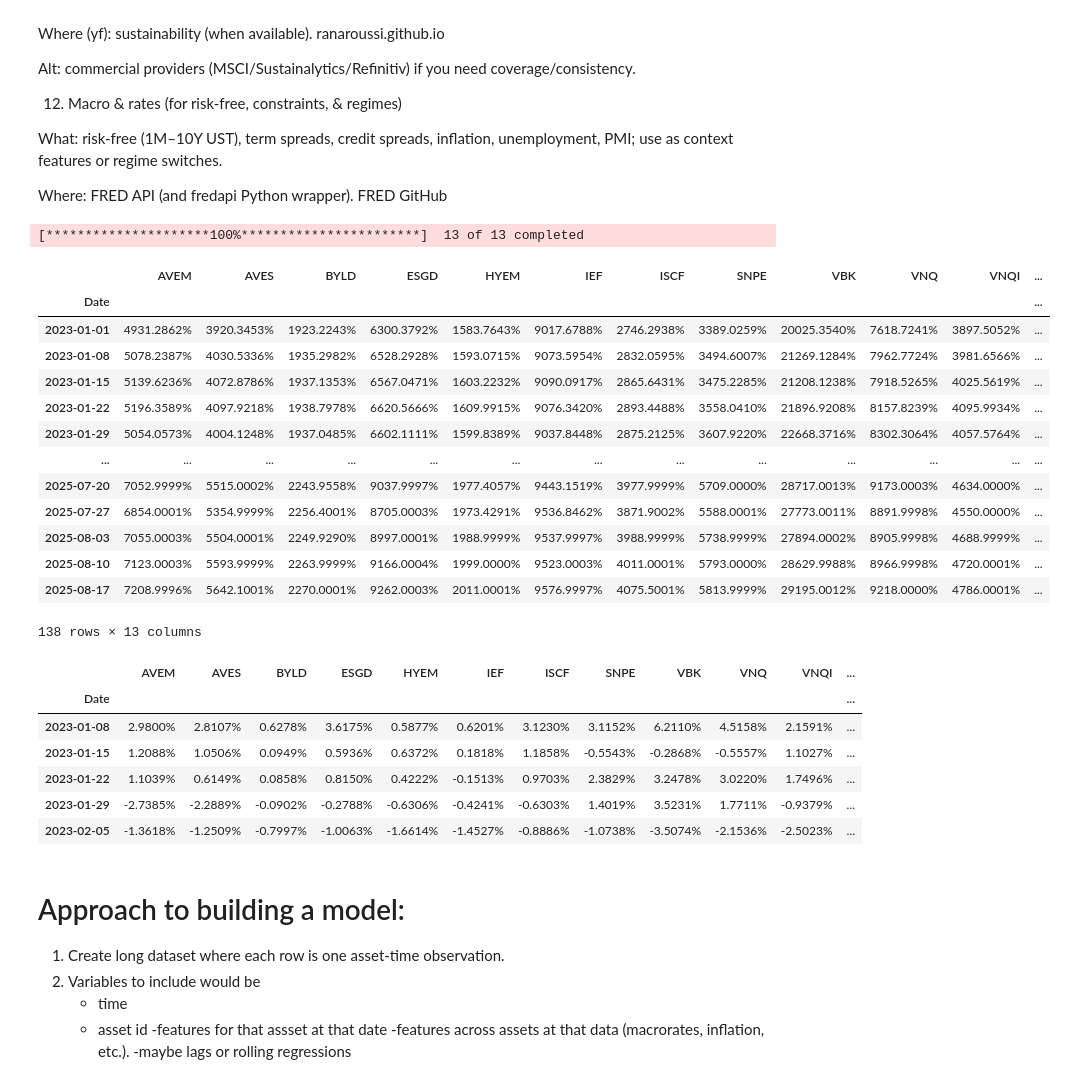
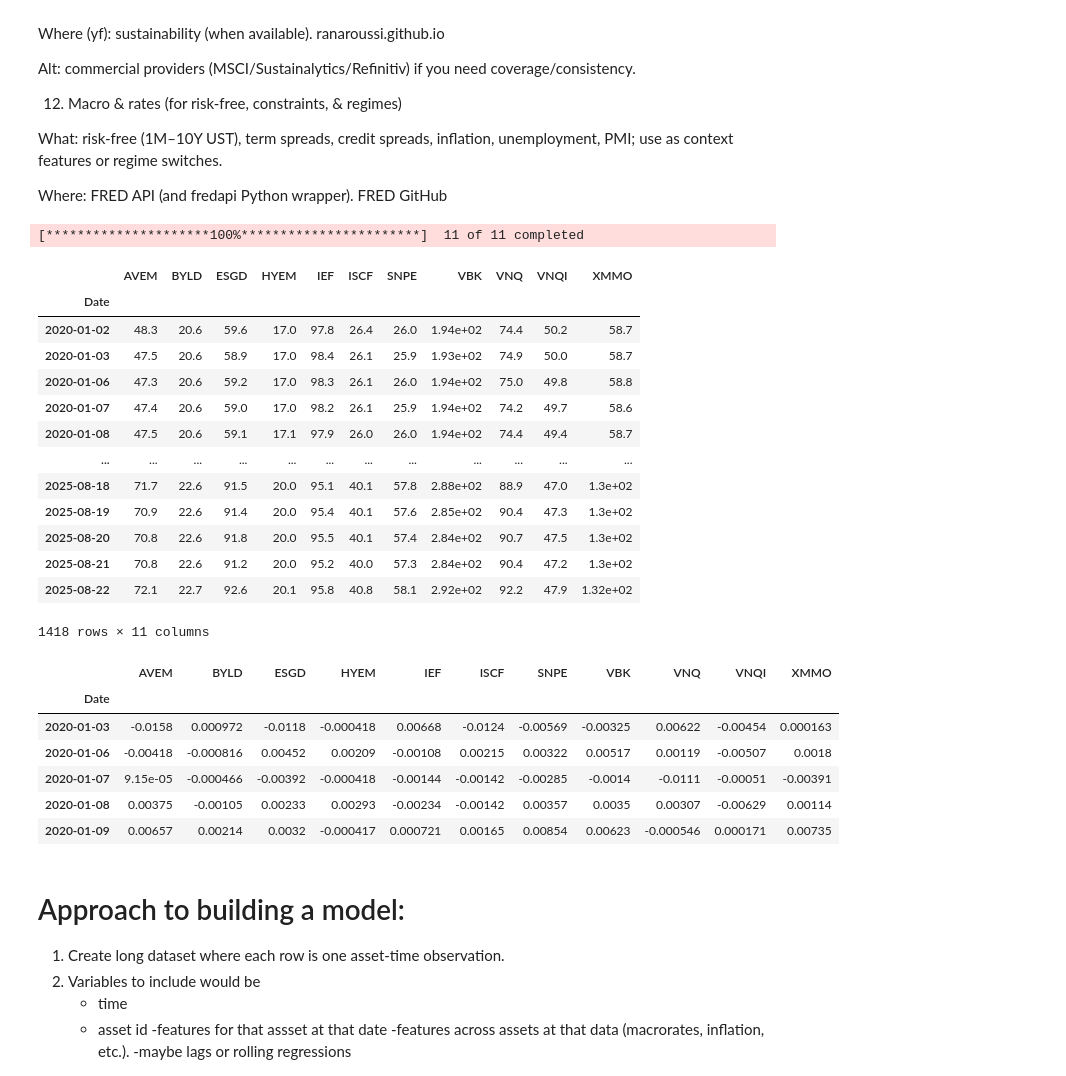
Before and after one commit to ethantenison/BayesFolio, a Jupyter notebook: marketmaven/notebooks/finding_additional_parameters.ipynb, the cells around one changed output. Cells and saved outputs as stored; diff of their text form; code cells hidden in the pictures.

```diff
--- a/marketmaven/notebooks/finding_additional_parameters.ipynb
+++ b/marketmaven/notebooks/finding_additional_parameters.ipynb
@@ -123,54 +123,55 @@ GitHub
 # %%
 import pandas as pd
 import yfinance as yf
 import warnings
 from marketmaven.utils import get_current_date
 
 warnings.filterwarnings("ignore")
-pd.options.display.float_format = '{:.4%}'.format
+pd.options.display.float_format = '{:.3}'.format
 
 # Date range
-start = '2023-01-01'
+start = '2020-01-01'
 end = get_current_date()
-interval = "1wk"
+interval = "1d"  # Daily data
 
 # Tickers of assets
-assets = ['AVEM', 'XMMO', 'ESGD', 'BYLD', 'ISCF', 'HYEM', 'VWOB', 'VNQI', 'VNQ', 'SNPE', 'AVES', 'IEF', 'VBK'] # , 'AGEPX', 'SWSSX', 'SWVXX' mutual funds
-assets.sort()
-raw_data = yf.download(assets, start=start, end=end, auto_adjust=False, interval=interval)
+#assets = ['AVEM', 'XMMO', 'ESGD', 'BYLD', 'ISCF', 'HYEM', 'VNQI', 'VNQ', 'SNPE', 'IEF', 'VBK'] # , 'AGEPX', 'SWSSX', 'SWVXX' mutual funds redundant 'AVES','VWOB',
+TICKERS = ['AVEM', 'XMMO', 'ESGD', 'BYLD', 'ISCF', 'HYEM', 'VNQI', 'VNQ', 'SNPE', 'IEF', 'VBK']
+TICKERS.sort()
+raw_data = yf.download(TICKERS, start=start, end=end, auto_adjust=False, interval=interval)
 data = raw_data.loc[:, ('Adj Close', slice(None))]
-data.columns = assets
+data.columns = TICKERS
 data
 # %% [output]
-[*********************100%***********************]  13 of 13 completed
+[*********************100%***********************]  11 of 11 completed
-|  | AVEM | AVES | BYLD | ESGD | HYEM | IEF | ISCF | SNPE | VBK | VNQ | VNQI | ... |
-| Date |  |  |  |  |  |  |  |  |  |  |  | ... |
-| 2023-01-01 | 4931.2862% | 3920.3453% | 1923.2243% | 6300.3792% | 1583.7643% | 9017.6788% | 2746.2938% | 3389.0259% | 20025.3540% | 7618.7241% | 3897.5052% | ... |
-| 2023-01-08 | 5078.2387% | 4030.5336% | 1935.2982% | 6528.2928% | 1593.0715% | 9073.5954% | 2832.0595% | 3494.6007% | 21269.1284% | 7962.7724% | 3981.6566% | ... |
-| 2023-01-15 | 5139.6236% | 4072.8786% | 1937.1353% | 6567.0471% | 1603.2232% | 9090.0917% | 2865.6431% | 3475.2285% | 21208.1238% | 7918.5265% | 4025.5619% | ... |
-| 2023-01-22 | 5196.3589% | 4097.9218% | 1938.7978% | 6620.5666% | 1609.9915% | 9076.3420% | 2893.4488% | 3558.0410% | 21896.9208% | 8157.8239% | 4095.9934% | ... |
-| 2023-01-29 | 5054.0573% | 4004.1248% | 1937.0485% | 6602.1111% | 1599.8389% | 9037.8448% | 2875.2125% | 3607.9220% | 22668.3716% | 8302.3064% | 4057.5764% | ... |
-| ... | ... | ... | ... | ... | ... | ... | ... | ... | ... | ... | ... | ... |
-| 2025-07-20 | 7052.9999% | 5515.0002% | 2243.9558% | 9037.9997% | 1977.4057% | 9443.1519% | 3977.9999% | 5709.0000% | 28717.0013% | 9173.0003% | 4634.0000% | ... |
-| 2025-07-27 | 6854.0001% | 5354.9999% | 2256.4001% | 8705.0003% | 1973.4291% | 9536.8462% | 3871.9002% | 5588.0001% | 27773.0011% | 8891.9998% | 4550.0000% | ... |
-| 2025-08-03 | 7055.0003% | 5504.0001% | 2249.9290% | 8997.0001% | 1988.9999% | 9537.9997% | 3988.9999% | 5738.9999% | 27894.0002% | 8905.9998% | 4688.9999% | ... |
-| 2025-08-10 | 7123.0003% | 5593.9999% | 2263.9999% | 9166.0004% | 1999.0000% | 9523.0003% | 4011.0001% | 5793.0000% | 28629.9988% | 8966.9998% | 4720.0001% | ... |
-| 2025-08-17 | 7208.9996% | 5642.1001% | 2270.0001% | 9262.0003% | 2011.0001% | 9576.9997% | 4075.5001% | 5813.9999% | 29195.0012% | 9218.0000% | 4786.0001% | ... |
+|  | AVEM | BYLD | ESGD | HYEM | IEF | ISCF | SNPE | VBK | VNQ | VNQI | XMMO |
+| Date |  |  |  |  |  |  |  |  |  |  |  |
+| 2020-01-02 | 48.3 | 20.6 | 59.6 | 17.0 | 97.8 | 26.4 | 26.0 | 1.94e+02 | 74.4 | 50.2 | 58.7 |
+| 2020-01-03 | 47.5 | 20.6 | 58.9 | 17.0 | 98.4 | 26.1 | 25.9 | 1.93e+02 | 74.9 | 50.0 | 58.7 |
+| 2020-01-06 | 47.3 | 20.6 | 59.2 | 17.0 | 98.3 | 26.1 | 26.0 | 1.94e+02 | 75.0 | 49.8 | 58.8 |
+| 2020-01-07 | 47.4 | 20.6 | 59.0 | 17.0 | 98.2 | 26.1 | 25.9 | 1.94e+02 | 74.2 | 49.7 | 58.6 |
+| 2020-01-08 | 47.5 | 20.6 | 59.1 | 17.1 | 97.9 | 26.0 | 26.0 | 1.94e+02 | 74.4 | 49.4 | 58.7 |
+| ... | ... | ... | ... | ... | ... | ... | ... | ... | ... | ... | ... |
+| 2025-08-18 | 71.7 | 22.6 | 91.5 | 20.0 | 95.1 | 40.1 | 57.8 | 2.88e+02 | 88.9 | 47.0 | 1.3e+02 |
+| 2025-08-19 | 70.9 | 22.6 | 91.4 | 20.0 | 95.4 | 40.1 | 57.6 | 2.85e+02 | 90.4 | 47.3 | 1.3e+02 |
+| 2025-08-20 | 70.8 | 22.6 | 91.8 | 20.0 | 95.5 | 40.1 | 57.4 | 2.84e+02 | 90.7 | 47.5 | 1.3e+02 |
+| 2025-08-21 | 70.8 | 22.6 | 91.2 | 20.0 | 95.2 | 40.0 | 57.3 | 2.84e+02 | 90.4 | 47.2 | 1.3e+02 |
+| 2025-08-22 | 72.1 | 22.7 | 92.6 | 20.1 | 95.8 | 40.8 | 58.1 | 2.92e+02 | 92.2 | 47.9 | 1.32e+02 |
-138 rows × 13 columns
+1418 rows × 11 columns
 # %%
 # Calculating returns
 
-Y = data[assets].pct_change().dropna()
+Y = data[TICKERS].pct_change().dropna()
 
 display(Y.head())
 # %% [output]
-|  | AVEM | AVES | BYLD | ESGD | HYEM | IEF | ISCF | SNPE | VBK | VNQ | VNQI | ... |
-| Date |  |  |  |  |  |  |  |  |  |  |  | ... |
-| 2023-01-08 | 2.9800% | 2.8107% | 0.6278% | 3.6175% | 0.5877% | 0.6201% | 3.1230% | 3.1152% | 6.2110% | 4.5158% | 2.1591% | ... |
-| 2023-01-15 | 1.2088% | 1.0506% | 0.0949% | 0.5936% | 0.6372% | 0.1818% | 1.1858% | -0.5543% | -0.2868% | -0.5557% | 1.1027% | ... |
-| 2023-01-22 | 1.1039% | 0.6149% | 0.0858% | 0.8150% | 0.4222% | -0.1513% | 0.9703% | 2.3829% | 3.2478% | 3.0220% | 1.7496% | ... |
-| 2023-01-29 | -2.7385% | -2.2889% | -0.0902% | -0.2788% | -0.6306% | -0.4241% | -0.6303% | 1.4019% | 3.5231% | 1.7711% | -0.9379% | ... |
-| 2023-02-05 | -1.3618% | -1.2509% | -0.7997% | -1.0063% | -1.6614% | -1.4527% | -0.8886% | -1.0738% | -3.5074% | -2.1536% | -2.5023% | ... |
+|  | AVEM | BYLD | ESGD | HYEM | IEF | ISCF | SNPE | VBK | VNQ | VNQI | XMMO |
+| Date |  |  |  |  |  |  |  |  |  |  |  |
+| 2020-01-03 | -0.0158 | 0.000972 | -0.0118 | -0.000418 | 0.00668 | -0.0124 | -0.00569 | -0.00325 | 0.00622 | -0.00454 | 0.000163 |
+| 2020-01-06 | -0.00418 | -0.000816 | 0.00452 | 0.00209 | -0.00108 | 0.00215 | 0.00322 | 0.00517 | 0.00119 | -0.00507 | 0.0018 |
+| 2020-01-07 | 9.15e-05 | -0.000466 | -0.00392 | -0.000418 | -0.00144 | -0.00142 | -0.00285 | -0.0014 | -0.0111 | -0.00051 | -0.00391 |
+| 2020-01-08 | 0.00375 | -0.00105 | 0.00233 | 0.00293 | -0.00234 | -0.00142 | 0.00357 | 0.0035 | 0.00307 | -0.00629 | 0.00114 |
+| 2020-01-09 | 0.00657 | 0.00214 | 0.0032 | -0.000417 | 0.000721 | 0.00165 | 0.00854 | 0.00623 | -0.000546 | 0.000171 | 0.00735 |
 # %% [markdown]
 # Approach to building a model:
 
```
Also changed, not shown: parts of 63 cells of this notebook, 3 other files.
